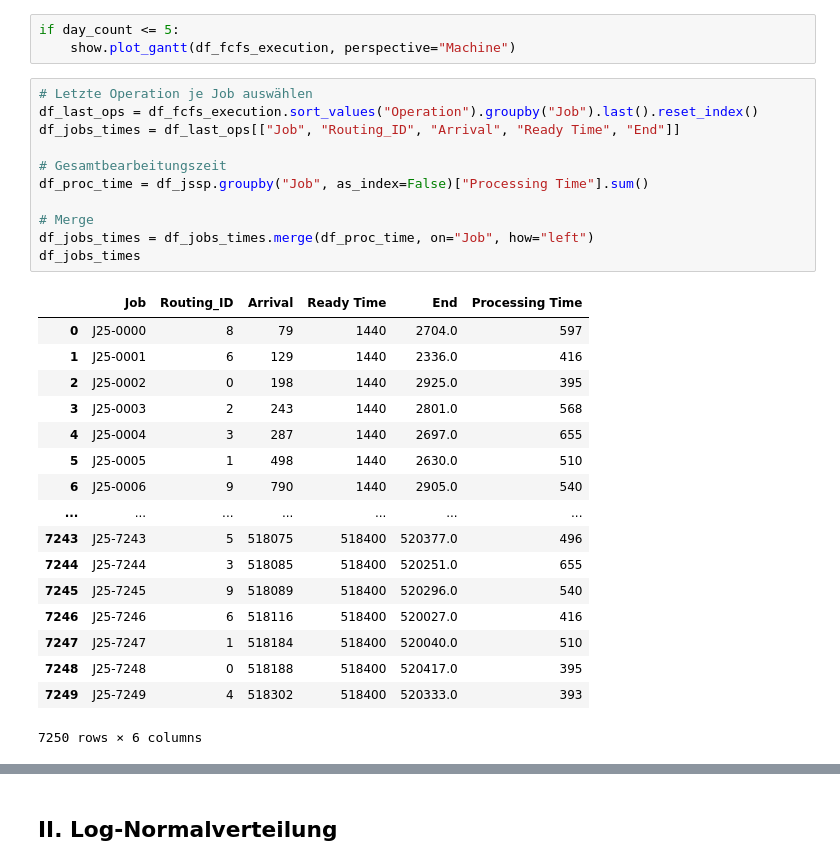
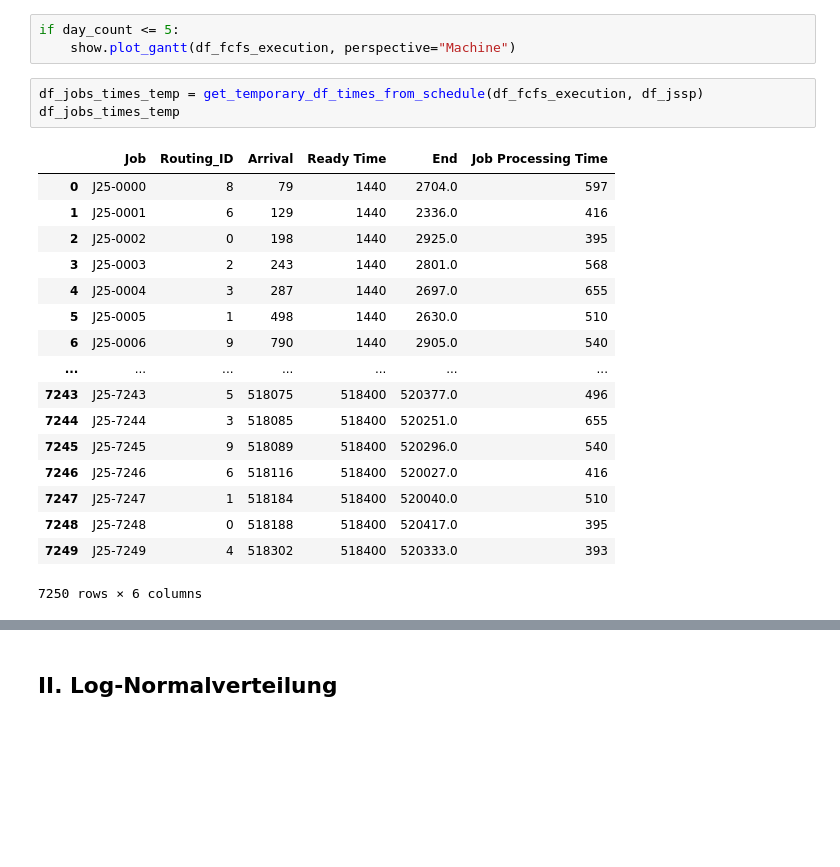
Before and after one commit to konrad-adamski/HTWD_Minimalinvasives_Job-Shop_Scheduling, a Jupyter notebook: notebooks/00_Preprocessing_and_Scheduling/11b_Deadlines__by_Simulation&Log-Normal.ipynb, the cells around one changed output, grey strips where cells are left out. Drawn from its saved outputs; the diff is of its cells as text; blank space fills up the shorter version.

```diff
--- a/notebooks/00_Preprocessing_and_Scheduling/11b_Deadlines__by_Simulation&Log-Normal.ipynb
+++ b/notebooks/00_Preprocessing_and_Scheduling/11b_Deadlines__by_Simulation&Log-Normal.ipynb
@@ -213,33 +157,25 @@ df_fcfs_execution
 # %%
 if day_count <= 5:
     show.plot_gantt(df_fcfs_execution, perspective="Machine")
-# %%
-# Letzte Operation je Job auswählen
-df_last_ops = df_fcfs_execution.sort_values("Operation").groupby("Job").last().reset_index()
-df_jobs_times = df_last_ops[["Job", "Routing_ID", "Arrival", "Ready Time", "End"]]
-
-# Gesamtbearbeitungszeit
-df_proc_time = df_jssp.groupby("Job", as_index=False)["Processing Time"].sum()
-
-# Merge
-df_jobs_times = df_jobs_times.merge(df_proc_time, on="Job", how="left")
-df_jobs_times
-# %% [output]
-|  | Job | Routing_ID | Arrival | Ready Time | End | Processing Time |
-| 0 | J25-0000 | 8 | 79 | 1440 | 2704.0 | 597 |
-| 1 | J25-0001 | 6 | 129 | 1440 | 2336.0 | 416 |
-| 2 | J25-0002 | 0 | 198 | 1440 | 2925.0 | 395 |
-| 3 | J25-0003 | 2 | 243 | 1440 | 2801.0 | 568 |
-| 4 | J25-0004 | 3 | 287 | 1440 | 2697.0 | 655 |
-| 5 | J25-0005 | 1 | 498 | 1440 | 2630.0 | 510 |
-| 6 | J25-0006 | 9 | 790 | 1440 | 2905.0 | 540 |
-| ... | ... | ... | ... | ... | ... | ... |
-| 7243 | J25-7243 | 5 | 518075 | 518400 | 520377.0 | 496 |
-| 7244 | J25-7244 | 3 | 518085 | 518400 | 520251.0 | 655 |
-| 7245 | J25-7245 | 9 | 518089 | 518400 | 520296.0 | 540 |
-| 7246 | J25-7246 | 6 | 518116 | 518400 | 520027.0 | 416 |
-| 7247 | J25-7247 | 1 | 518184 | 518400 | 520040.0 | 510 |
-| 7248 | J25-7248 | 0 | 518188 | 518400 | 520417.0 | 395 |
-| 7249 | J25-7249 | 4 | 518302 | 518400 | 520333.0 | 393 |
-7250 rows × 6 columns
+# %%
+df_jobs_times_temp = get_temporary_df_times_from_schedule(df_fcfs_execution, df_jssp)
+df_jobs_times_temp
+# %% [output]
+|  | Job | Routing_ID | Arrival | Ready Time | End | Job Processing Time |
+| 0 | J25-0000 | 8 | 79 | 1440 | 2704.0 | 597 |
+| 1 | J25-0001 | 6 | 129 | 1440 | 2336.0 | 416 |
+| 2 | J25-0002 | 0 | 198 | 1440 | 2925.0 | 395 |
+| 3 | J25-0003 | 2 | 243 | 1440 | 2801.0 | 568 |
+| 4 | J25-0004 | 3 | 287 | 1440 | 2697.0 | 655 |
+| 5 | J25-0005 | 1 | 498 | 1440 | 2630.0 | 510 |
+| 6 | J25-0006 | 9 | 790 | 1440 | 2905.0 | 540 |
+| ... | ... | ... | ... | ... | ... | ... |
+| 7243 | J25-7243 | 5 | 518075 | 518400 | 520377.0 | 496 |
+| 7244 | J25-7244 | 3 | 518085 | 518400 | 520251.0 | 655 |
+| 7245 | J25-7245 | 9 | 518089 | 518400 | 520296.0 | 540 |
+| 7246 | J25-7246 | 6 | 518116 | 518400 | 520027.0 | 416 |
+| 7247 | J25-7247 | 1 | 518184 | 518400 | 520040.0 | 510 |
+| 7248 | J25-7248 | 0 | 518188 | 518400 | 520417.0 | 395 |
+| 7249 | J25-7249 | 4 | 518302 | 518400 | 520333.0 | 393 |
+7250 rows × 6 columns
 # %%
```
Also changed, not shown: parts of 10 cells of this notebook, 34 other files.
